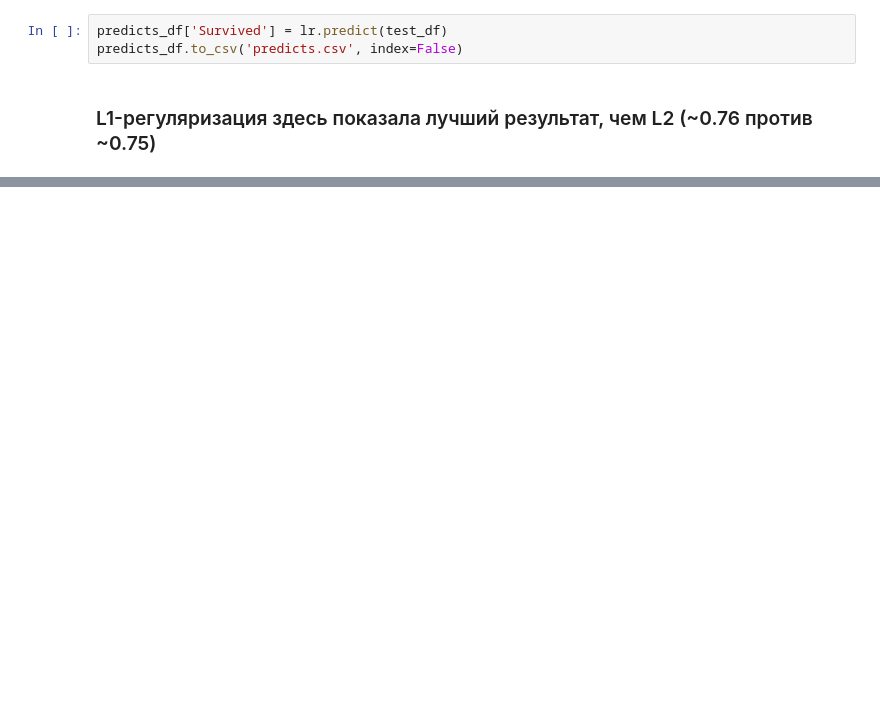
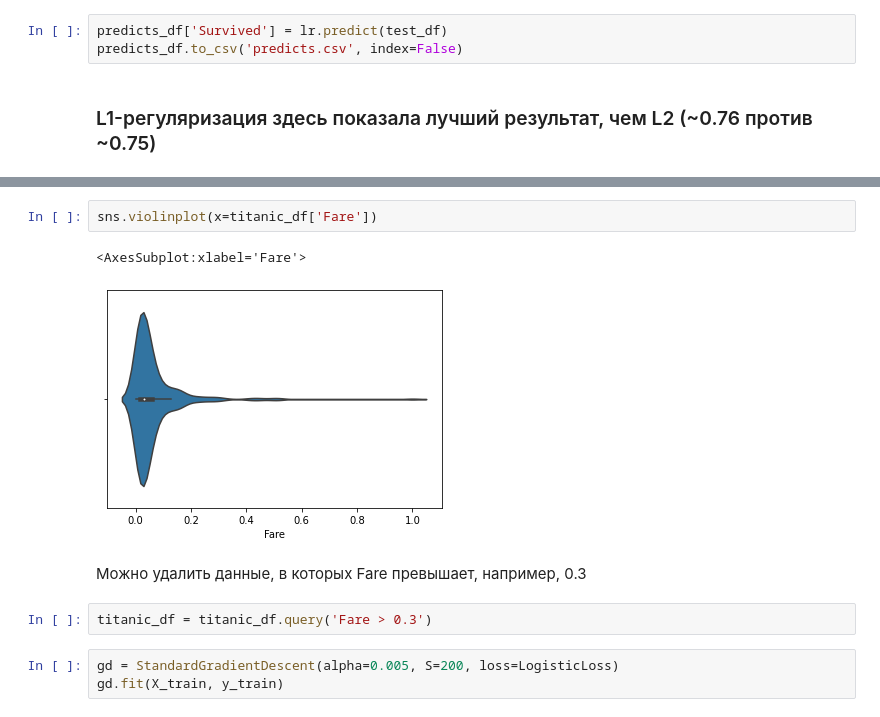
Before and after one commit to shehamane/kurilib-ml, a Jupyter notebook: titanic.ipynb, the cells around one changed output, grey strips where cells are left out. Cells and saved outputs as stored; diff of their text form; blank space fills up the shorter version.

```diff
--- a/titanic.ipynb
+++ b/titanic.ipynb
@@ -173,0 +318,12 @@ predicts_df.to_csv('predicts.csv', index=False)
+# %%
+sns.violinplot(x=titanic_df['Fare'])
+# %% [output]
+<AxesSubplot:xlabel='Fare'>
+[figure, added]
+# %% [markdown]
+Можно удалить данные, в которых Fare превышает, например, 0.3
+# %%
+titanic_df = titanic_df.query('Fare > 0.3')
+# %%
+gd = StandardGradientDescent(alpha=0.005, S=200, loss=LogisticLoss)
+gd.fit(X_train, y_train)
```
Also changed, not shown: parts of 51 cells of this notebook, 1 other file.
